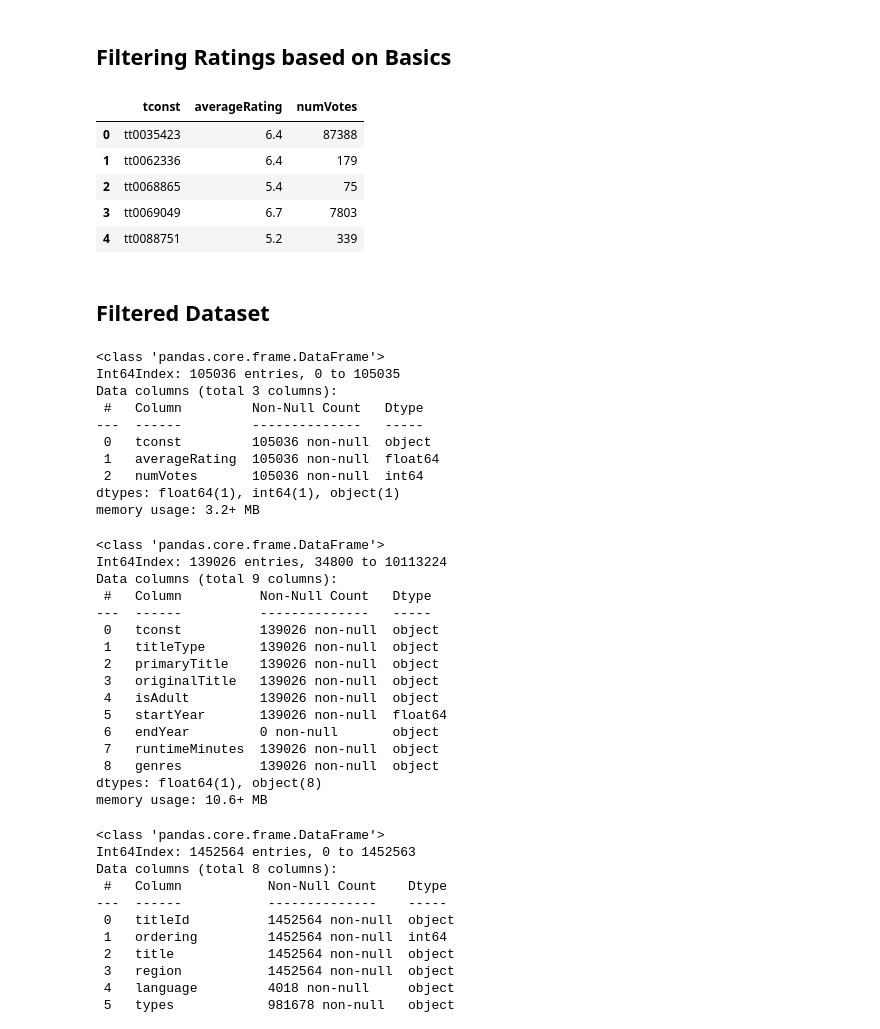
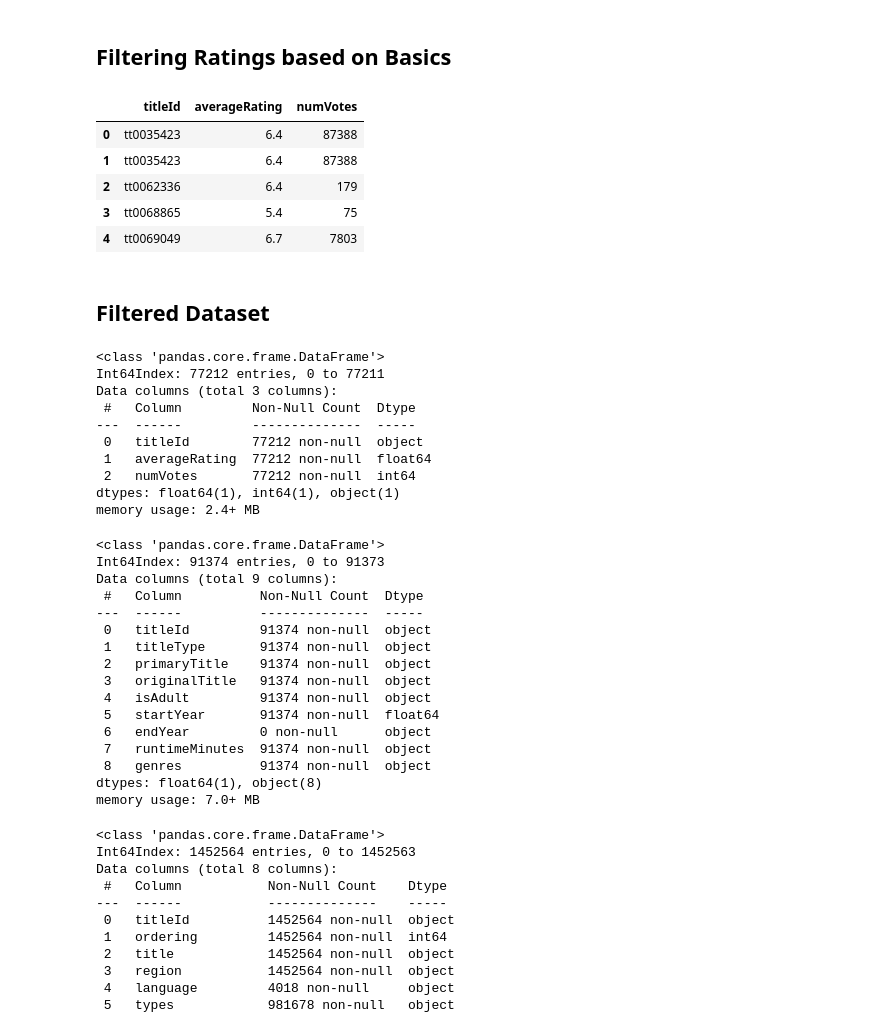
Before and after one commit to AshikSathiya/Project-3, a Jupyter notebook: Project 3 Part 1.ipynb, the cells around one changed output. Cells and saved outputs as stored; diff of their text form; code cells hidden in the pictures.

Commit message:
Filtered Basics based on AKA

```diff
--- a/Project 3 Part 1.ipynb
+++ b/Project 3 Part 1.ipynb
@@ -195,0 +198,10 @@ basics_filtered.head()
+# %%
+# Use the rename() method to rename the columns
+basics_filtered = basics_filtered.rename(columns={'tconst': 'titleId'})
+# %%
+basics_filtered = basics_filtered.merge(filtered_aka, on='titleId', how='inner')
+selected_columns = ['titleId','titleType','primaryTitle','originalTitle','isAdult','startYear','endYear','runtimeMinutes','genres']
+
+basics_filtered = basics_filtered[selected_columns]
+
+basics_filtered.head()
@@ -197,54 +216,58 @@ basics_filtered.head()
 ## Filtering Ratings based on Basics
 # %%
 ratings_filtered = ratings.copy()
-ratings_filtered = ratings_filtered.merge(basics_filtered, on='tconst', how='inner')
 
-selected_columns = ['tconst', 'averageRating', 'numVotes']
+# Use the rename() method to rename the columns
+ratings_filtered = ratings_filtered.rename(columns={'tconst': 'titleId'})
+
+ratings_filtered = ratings_filtered.merge(basics_filtered, on='titleId', how='inner')
+
+selected_columns = ['titleId', 'averageRating', 'numVotes']
 
 ratings_filtered = ratings_filtered[selected_columns]
 
 ratings_filtered.head()
 # %% [output]
-|  | tconst | averageRating | numVotes |
+|  | titleId | averageRating | numVotes |
 | 0 | tt0035423 | 6.4 | 87388 |
-| 1 | tt0062336 | 6.4 | 179 |
-| 2 | tt0068865 | 5.4 | 75 |
-| 3 | tt0069049 | 6.7 | 7803 |
-| 4 | tt0088751 | 5.2 | 339 |
+| 1 | tt0035423 | 6.4 | 87388 |
+| 2 | tt0062336 | 6.4 | 179 |
+| 3 | tt0068865 | 5.4 | 75 |
+| 4 | tt0069049 | 6.7 | 7803 |
 # %% [markdown]
 ## Filtered Dataset
 # %%
 ratings_filtered.info()
 # %% [output]
 <class 'pandas.core.frame.DataFrame'>
-Int64Index: 105036 entries, 0 to 105035
+Int64Index: 77212 entries, 0 to 77211
 Data columns (total 3 columns):
- #   Column         Non-Null Count   Dtype
----  ------         --------------   -----
- 0   tconst         105036 non-null  object
- 1   averageRating  105036 non-null  float64
- 2   numVotes       105036 non-null  int64
+ #   Column         Non-Null Count  Dtype
+---  ------         --------------  -----
+ 0   titleId        77212 non-null  object
+ 1   averageRating  77212 non-null  float64
+ 2   numVotes       77212 non-null  int64
 dtypes: float64(1), int64(1), object(1)
-memory usage: 3.2+ MB
+memory usage: 2.4+ MB
 # %%
 basics_filtered.info()
 # %% [output]
 <class 'pandas.core.frame.DataFrame'>
-Int64Index: 139026 entries, 34800 to 10113224
+Int64Index: 91374 entries, 0 to 91373
 Data columns (total 9 columns):
- #   Column          Non-Null Count   Dtype
----  ------          --------------   -----
- 0   tconst          139026 non-null  object
- 1   titleType       139026 non-null  object
- 2   primaryTitle    139026 non-null  object
- 3   originalTitle   139026 non-null  object
- 4   isAdult         139026 non-null  object
- 5   startYear       139026 non-null  float64
- 6   endYear         0 non-null       object
- 7   runtimeMinutes  139026 non-null  object
- 8   genres          139026 non-null  object
+ #   Column          Non-Null Count  Dtype
+---  ------          --------------  -----
+ 0   titleId         91374 non-null  object
+ 1   titleType       91374 non-null  object
+ 2   primaryTitle    91374 non-null  object
+ 3   originalTitle   91374 non-null  object
+ 4   isAdult         91374 non-null  object
+ 5   startYear       91374 non-null  float64
+ 6   endYear         0 non-null      object
+ 7   runtimeMinutes  91374 non-null  object
+ 8   genres          91374 non-null  object
 dtypes: float64(1), object(8)
-memory usage: 10.6+ MB
+memory usage: 7.0+ MB
 # %%
 filtered_aka.info()
 # %% [output]
```
Also changed, not shown: parts of 4 cells of this notebook, 3 other files.
